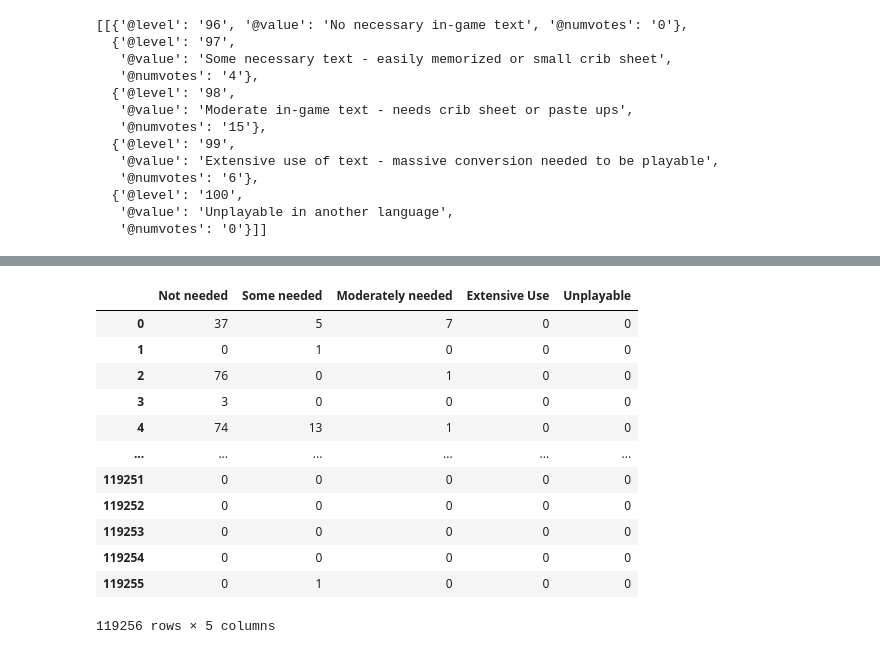
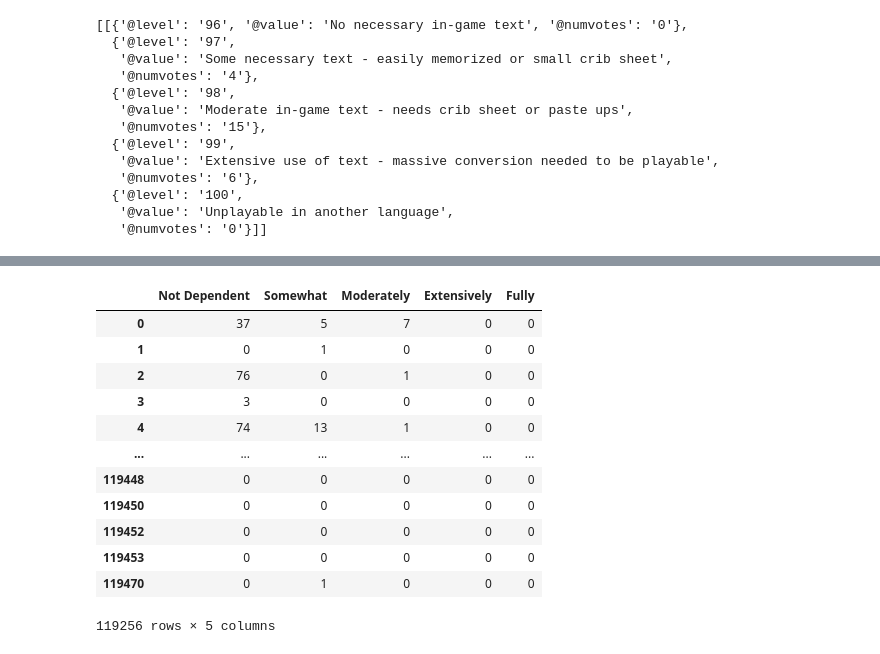
Before and after one commit to trapperkreeper/Project1, a Jupyter notebook: language_related.ipynb, the cells around one changed output, grey strips where cells are left out. Drawn from its saved outputs; the diff is of its cells as text; code cells hidden in the pictures.

Commit message:
Cleaned up language_related.ipynb which generates two language related csv. Also uploaded the outputs to the data file folder.

```diff
--- a/language_related.ipynb
+++ b/language_related.ipynb
@@ -120,7 +91,7 @@ df.iloc[199,-1]
    '@value': 'Unplayable in another language',
    '@numvotes': '0'}]]
 # %%
-language_df = df["language_poll"]
-
-language_df[0]
+#isolating the id and language column in its own df
+language_df = df[["@id","language_poll"]]
+language_df
 # %% [output]
@@ -140,3 +111,5 @@ language_df[0]
 # %%
-language_df.tail(20)
+#dropping rows that do not contain language poll info (NA's)
+lan_df = language_df.dropna()
+lan_df
 # %% [output]
@@ -192,0 +129,6 @@ display(df2.iloc[0,4])
+# %%
+#parsing out the language poll column and converting dictionaries to columns
+lan_df_exploded = lan_df.explode('language_poll')['language_poll'].apply(pd.Series)
+
+# Concatenate the exploded DataFrame with the original DataFrame
+# lan_df_with_dictionaries = pd.concat([lan_df[['@id']], lan_df_exploded], axis=1)
@@ -193,6 +151,8 @@ display(df2.iloc[0,4])
 # %%
-df3 = df2.rename(columns = {0:"Not needed", 1:"Some needed", 2:"Moderately needed", 3:"Extensive Use", 4:"Unplayable"})
-display(df3.head(2))
+#renaming the exploded columns to the related @value for that column
 
-df3.columns
+lang_df = lan_df_exploded.rename(columns = {0:"Not Dependent", 1:"Somewhat", 2:"Moderately", 3:"Extensively", 4:"Fully"})
+display(lang_df.head(2))
+
+lang_df.columns
 # %% [output]
@@ -205,25 +163,27 @@ Index(['Not needed', 'Some needed', 'Moderately needed', 'Extensive Use',
 # %%
+#converting the string values into integers, updating the values to contain only the @numvotes values
+
 def extract_str_conv_int (d, key):
     if key in d:
         return int(d[key])
     else:
         return None
 
-for col in df3.columns:
-    df3[col] = df3[col].apply(lambda x: extract_str_conv_int (x, '@numvotes'))
+for col in lang_df.columns:
+    lang_df[col] = lang_df[col].apply(lambda x: extract_str_conv_int (x, '@numvotes'))
 
-df3
+lang_df
 # %% [output]
-|  | Not needed | Some needed | Moderately needed | Extensive Use | Unplayable |
+|  | Not Dependent | Somewhat | Moderately | Extensively | Fully |
 | 0 | 37 | 5 | 7 | 0 | 0 |
 | 1 | 0 | 1 | 0 | 0 | 0 |
 | 2 | 76 | 0 | 1 | 0 | 0 |
 | 3 | 3 | 0 | 0 | 0 | 0 |
 | 4 | 74 | 13 | 1 | 0 | 0 |
 | ... | ... | ... | ... | ... | ... |
-| 119251 | 0 | 0 | 0 | 0 | 0 |
-| 119252 | 0 | 0 | 0 | 0 | 0 |
-| 119253 | 0 | 0 | 0 | 0 | 0 |
-| 119254 | 0 | 0 | 0 | 0 | 0 |
-| 119255 | 0 | 1 | 0 | 0 | 0 |
+| 119448 | 0 | 0 | 0 | 0 | 0 |
+| 119450 | 0 | 0 | 0 | 0 | 0 |
+| 119452 | 0 | 0 | 0 | 0 | 0 |
+| 119453 | 0 | 0 | 0 | 0 | 0 |
+| 119470 | 0 | 1 | 0 | 0 | 0 |
 119256 rows × 5 columns
```
Also changed, not shown: parts of 17 cells of this notebook, 2 other files.
